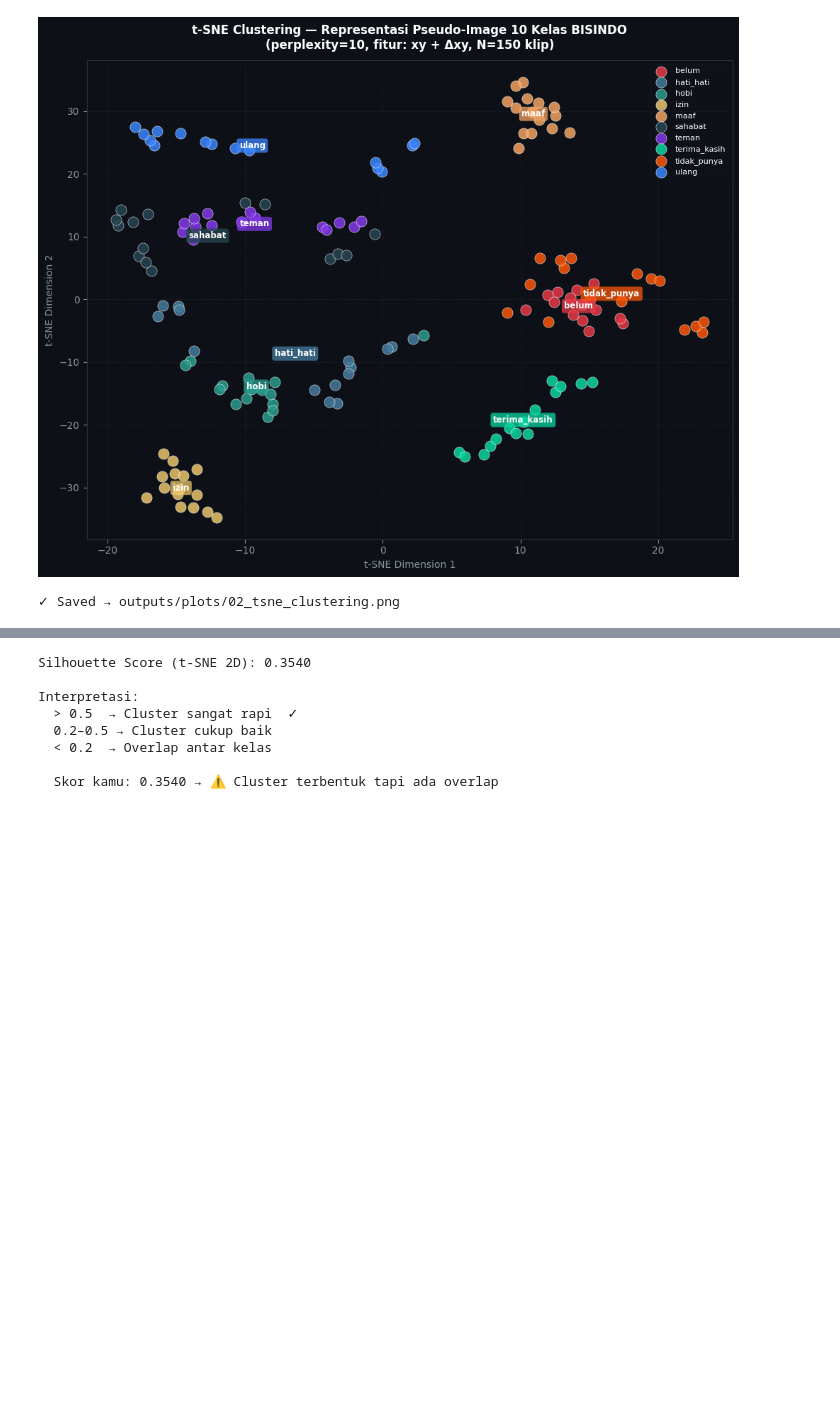
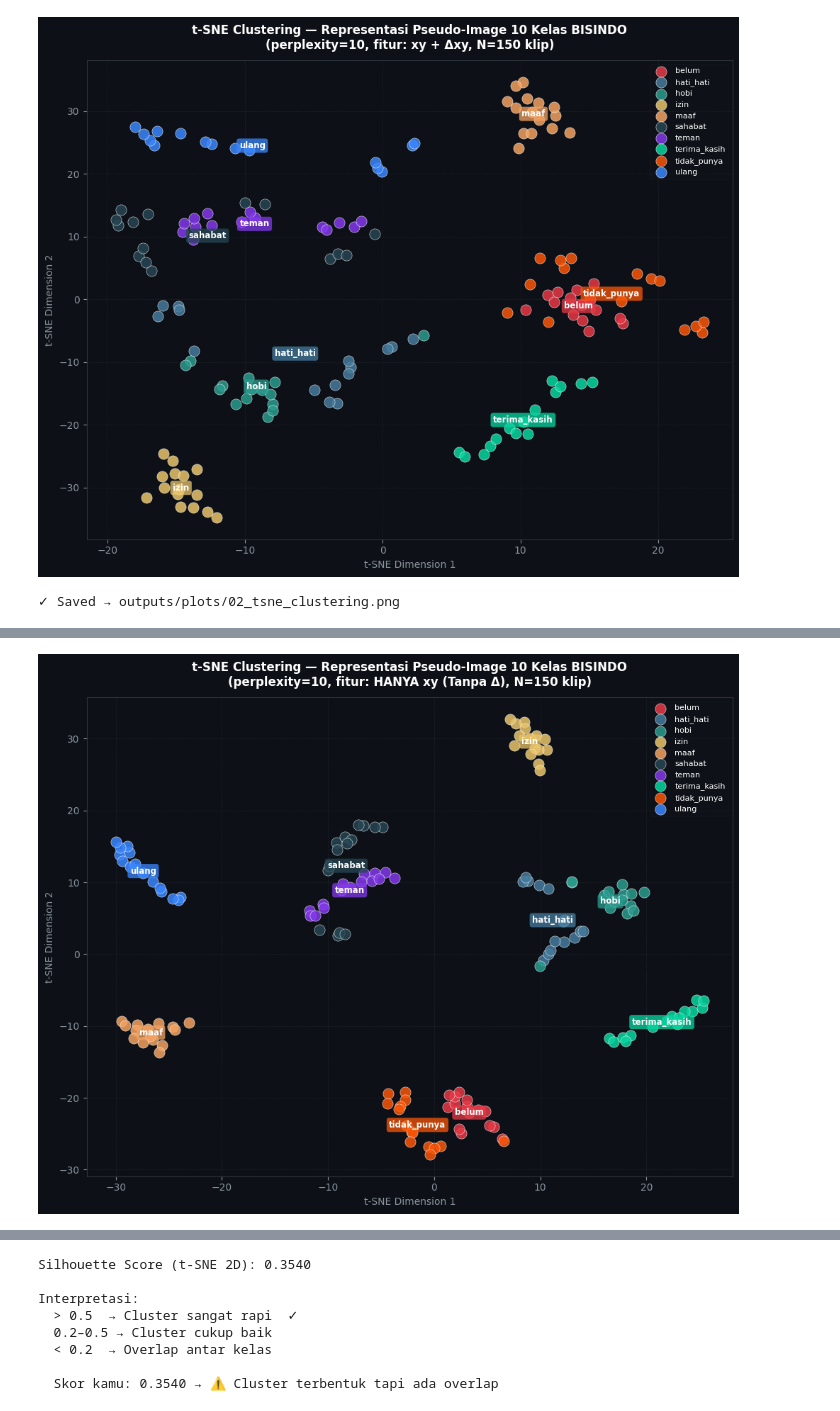
Before and after one commit to sigawari/tugas-akhir, a Jupyter notebook: src/notebooks/01_Eda_visualisasi.ipynb, the cells around one changed output, grey strips where cells are left out. Drawn from its saved outputs; the diff is of its cells as text; code cells hidden in the pictures; blank space fills up the shorter version.

```diff
--- a/src/notebooks/01_Eda_visualisasi.ipynb
+++ b/src/notebooks/01_Eda_visualisasi.ipynb
@@ -82,5 +169,5 @@ Plot sisi-sisi untuk membuktikan setiap kata punya "sidik jari" visual yang unik
 # %%
-def compute_pseudo_image(sample: np.ndarray, include_delta: bool = True) -> np.ndarray:
+def compute_pseudo_image2(sample: np.ndarray, include_delta: bool = True) -> np.ndarray:
     """
     Input : (T, L, 2)  → float32
     Output: (T, L*2)   jika include_delta=False
@@ -121,7 +208,7 @@ for col, (cls_idx, lbl) in enumerate(zip(range(n_classes), labels)):
     sample     = X[sample_idx]                         # (90, 122, 2)
 
     for row, include_delta in enumerate([False, True]):
-        img = compute_pseudo_image(sample, include_delta=include_delta)
+        img = compute_pseudo_image2(sample, include_delta=include_delta)
         img = normalize_for_display(img)
 
         ax = axes[row, col]
@@ -294,3 +381,97 @@ print('✓ Saved → outputs/plots/02_tsne_clustering.png')
 # %% [output]
 [figure]
 ✓ Saved → outputs/plots/02_tsne_clustering.png
+# %%
+from sklearn.preprocessing import StandardScaler
+from sklearn.manifold import TSNE
+
+# ── 1. Flatten & scale (TANPA DELTA) ──────────────────────────────────────
+print('Menghitung pseudo-image (HANYA xy) untuk semua sampel...')
+X_pseudo_no_delta = np.stack(
+    [compute_pseudo_image(X[i], include_delta=False).ravel() for i in range(N)],
+    axis=0
+)  # Ukurannya akan jadi setengahnya: (150, 90*244) = (150, 21960)
+
+print(f'X_pseudo_no_delta shape: {X_pseudo_no_delta.shape}')
+
+# StandardScaler
+scaler_no_delta = StandardScaler()
+X_scaled_no_delta = scaler_no_delta.fit_transform(X_pseudo_no_delta)
+print('Scaling (xy saja) selesai.')
+
+# ── 2. Jalankan t-SNE (TANPA DELTA) ───────────────────────────────────────
+print('Menjalankan t-SNE (perplexity=10, max_iter=1000) tanpa delta...')
+tsne_no_delta = TSNE(
+    n_components=2,
+    perplexity=10,
+    max_iter=1000,
+    learning_rate='auto',
+    init='pca',
+    random_state=42,  # Angka 42 dikunci biar perbandingannya apple-to-apple!
+    verbose=1
+)
+X_2d_no_delta = tsne_no_delta.fit_transform(X_scaled_no_delta)
+print(f't-SNE tanpa delta selesai. Shape: {X_2d_no_delta.shape}')
+
+# ── 3. Plot t-SNE (TANPA DELTA) ───────────────────────────────────────────
+fig, ax = plt.subplots(figsize=(10, 8))
+fig.patch.set_facecolor('#0d1117')
+ax.set_facecolor('#0d1117')
+
+for cls_idx, lbl in enumerate(labels):
+    mask = y == cls_idx
+    pts  = X_2d_no_delta[mask]
+    color = CLASS_COLORS[cls_idx]
+
+    # Titik-titik
+    ax.scatter(
+        pts[:, 0], pts[:, 1],
+        c=color, s=120, alpha=0.85,
+        edgecolors='white', linewidths=0.4,
+        zorder=3, label=lbl
+    )
+
+    # Label centroid
+    cx, cy = pts[:, 0].mean(), pts[:, 1].mean()
+    ax.text(
+        cx, cy, lbl,
+        color='white', fontsize=8.5, fontweight='bold',
+        ha='center', va='center',
+        bbox=dict(boxstyle='round,pad=0.3', facecolor=color, alpha=0.75, edgecolor='none'),
+        zorder=4
+    )
+
+# Grid tipis
+ax.grid(color='#30363d', linewidth=0.5, linestyle='--', alpha=0.5)
+ax.tick_params(colors='#8b949e')
+for spine in ax.spines.values():
+    spine.set_edgecolor('#30363d')
+
+ax.set_xlabel('t-SNE Dimension 1', color='#8b949e', fontsize=10)
+ax.set_ylabel('t-SNE Dimension 2', color='#8b949e', fontsize=10)
+ax.set_title(
+    't-SNE Clustering — Representasi Pseudo-Image 10 Kelas BISINDO\n'
+    '(perplexity=10, fitur: HANYA xy (Tanpa Δ), N=150 klip)',
+    color='white', fontsize=12, fontweight='bold', pad=12
+)
+
+legend = ax.legend(
+    loc='upper right', framealpha=0.15,
+    facecolor='#161b22', edgecolor='#30363d',
+    labelcolor='white', fontsize=8
+)
+
+plt.tight_layout()
+
+# Simpan gambar
+try:
+    plt.savefig(OUTPUT_DIR / '02_tsne_clustering_no_delta.png',
+                dpi=180, bbox_inches='tight', facecolor=fig.get_facecolor())
+except TypeError:
+    import os
+    save_path = os.path.join(OUTPUT_DIR, '02_tsne_clustering_no_delta.png')
+    plt.savefig(save_path, dpi=180, bbox_inches='tight', facecolor=fig.get_facecolor())
+
+plt.show()
+print('✓ Saved → 02_tsne_clustering_no_delta.png')
+# %% [output]
@@ -296,0 +490 @@ print('✓ Saved → outputs/plots/02_tsne_clustering.png')
+[figure, added]
```
Also changed, not shown: parts of 3 cells of this notebook, 2 other files.
